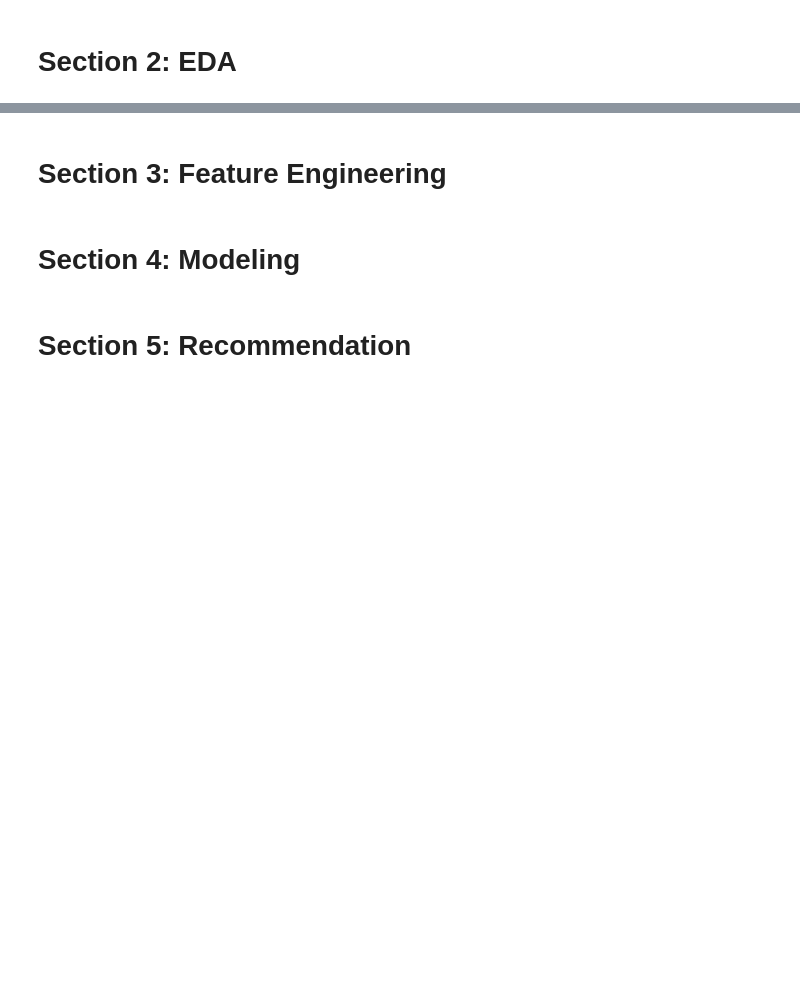
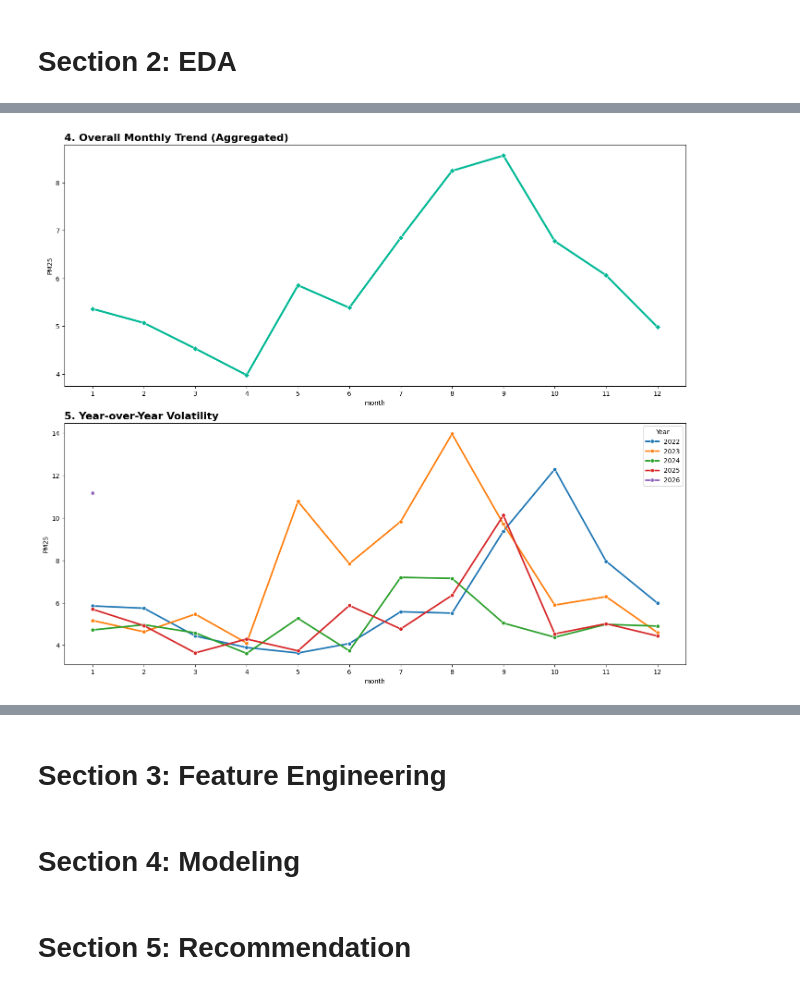
Before and after one commit to ChiehAnChang/Data-Science-Case-Study-1, a Jupyter notebook: STAT946 Case Study 1.ipynb, the cells around one changed output, grey strips where cells are left out. Drawn from its saved outputs; the diff is of its cells as text; code cells hidden in the pictures; blank space fills up the shorter version.

```diff
--- a/STAT946 Case Study 1.ipynb
+++ b/STAT946 Case Study 1.ipynb
@@ -1276,0 +777,27 @@ plt.show()
+# %%
+# 3. ACT 2: Macro-Analysis (Monthly & Yearly Patterns)
+# ---------------------------------------------------------
+fig2, axes2 = plt.subplots(2, 1, figsize=(14, 12), constrained_layout=True)
+
+# --- Chart 4: Overall Monthly Trend ---
+monthly_avg = df.groupby('month')[val_col].mean().reset_index()
+
+sns.lineplot(data=monthly_avg, x='month', y=val_col, ax=axes2[0],
+             marker='D', color='#00b894', linewidth=3)
+
+axes2[0].set_title('4. Overall Monthly Trend (Aggregated)', fontsize=16, fontweight='bold', loc='left')
+axes2[0].set_xticks(range(1, 13))
+
+# --- Chart 5: Year-over-Year Volatility ---
+monthly_yearly_avg = df.groupby(['year', 'month'])[val_col].mean().reset_index()
+
+sns.lineplot(data=monthly_yearly_avg, x='month', y=val_col, hue='year', ax=axes2[1],
+             marker='o', palette='tab10', linewidth=2.5)
+
+axes2[1].set_title('5. Year-over-Year Volatility', fontsize=16, fontweight='bold', loc='left')
+axes2[1].set_xticks(range(1, 13))
+axes2[1].legend(title='Year', loc='upper right')
+
+plt.show()
+# %% [output]
+[figure, added]
```
Also changed, not shown: parts of 23 cells of this notebook.
